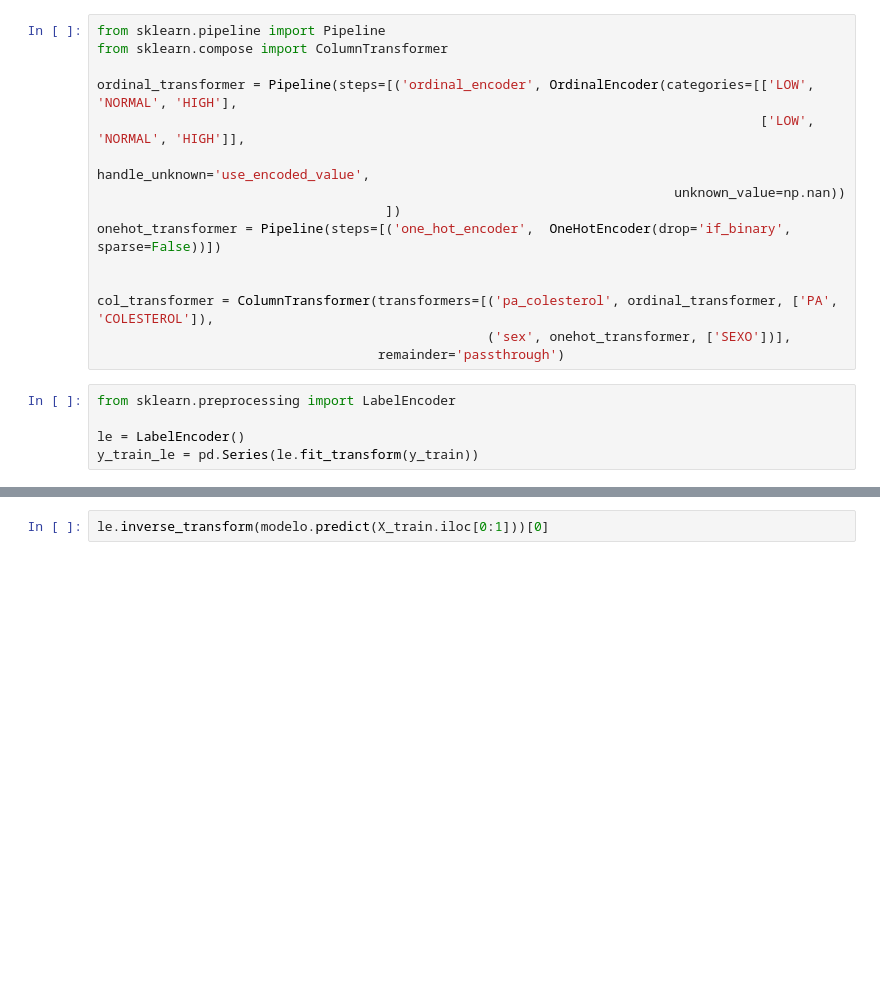
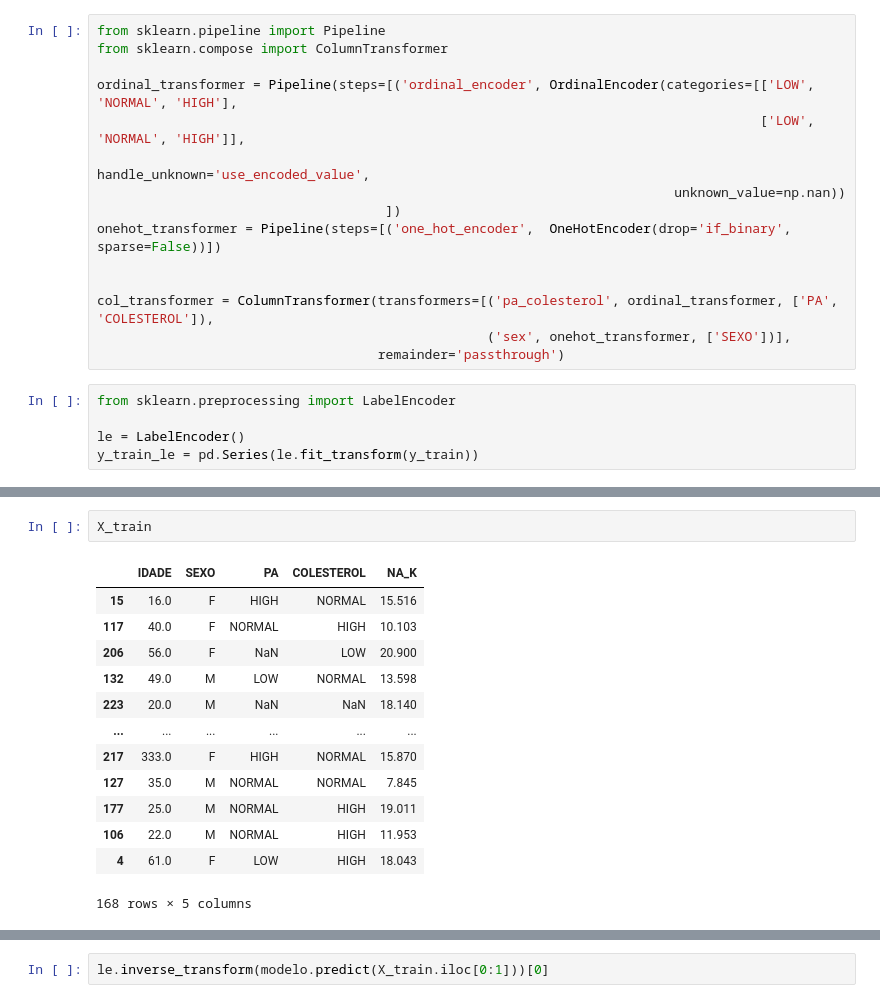
Before and after one commit to inf032/introducaoML, a Jupyter notebook: Farmaco_Aval_Preditoras.ipynb, the cells around one changed output, grey strips where cells are left out. Saved outputs shown, nothing was run; the diff lists cells and outputs as text; blank space fills up the shorter version.

```diff
--- a/Farmaco_Aval_Preditoras.ipynb
+++ b/Farmaco_Aval_Preditoras.ipynb
@@ -183,3 +210,19 @@ transformer = Pipeline(steps=[('step_one', col_transformer), ('ss',  StandardSca
 modelo.score(X_test, le.transform(y_test))
 # %% [output]
 0.9649122807017544
+# %%
+X_train
+# %% [output]
+|  | IDADE | SEXO | PA | COLESTEROL | NA_K |
+| 15 | 16.0 | F | HIGH | NORMAL | 15.516 |
+| 117 | 40.0 | F | NORMAL | HIGH | 10.103 |
+| 206 | 56.0 | F | NaN | LOW | 20.900 |
+| 132 | 49.0 | M | LOW | NORMAL | 13.598 |
+| 223 | 20.0 | M | NaN | NaN | 18.140 |
+| ... | ... | ... | ... | ... | ... |
+| 217 | 333.0 | F | HIGH | NORMAL | 15.870 |
+| 127 | 35.0 | M | NORMAL | NORMAL | 7.845 |
+| 177 | 25.0 | M | NORMAL | HIGH | 19.011 |
+| 106 | 22.0 | M | NORMAL | HIGH | 11.953 |
+| 4 | 61.0 | F | LOW | HIGH | 18.043 |
+168 rows × 5 columns
```
Also changed, not shown: parts of 12 cells of this notebook.
